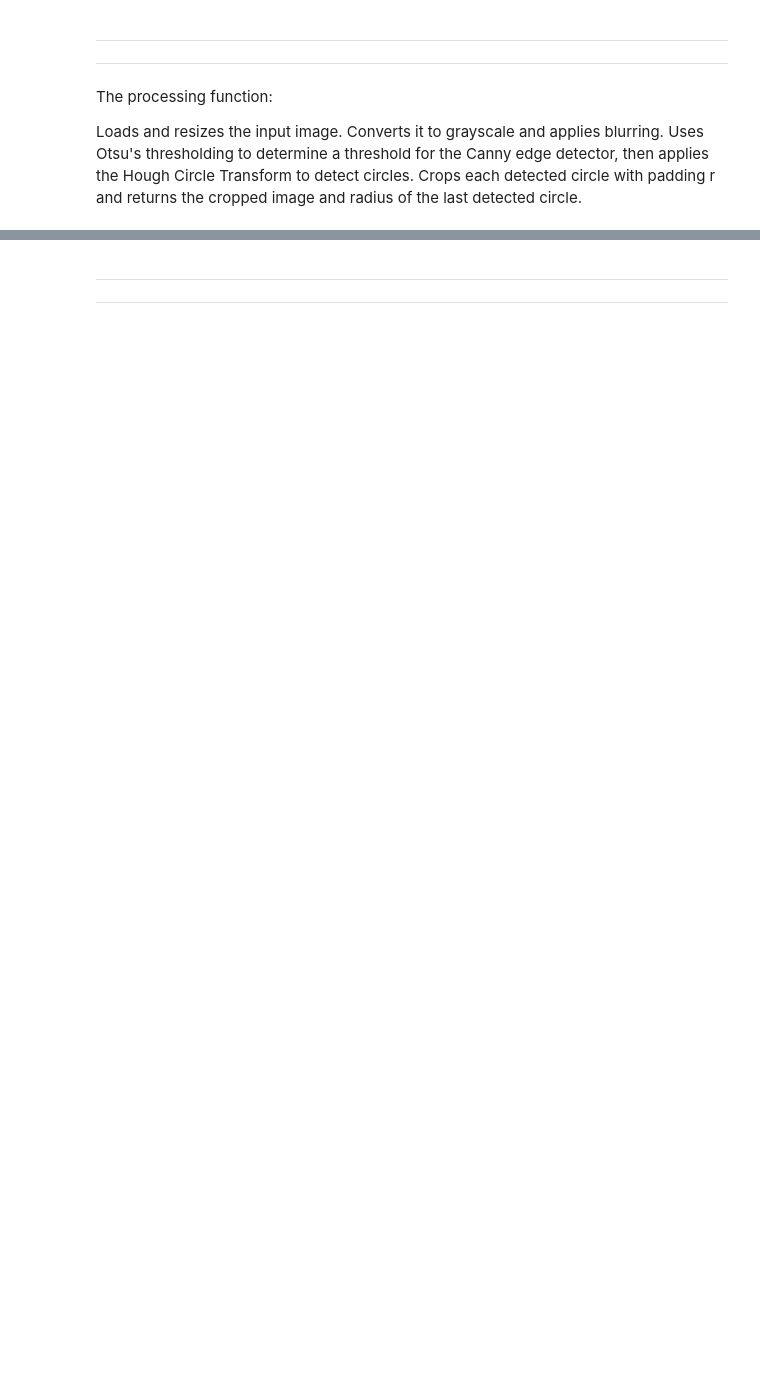
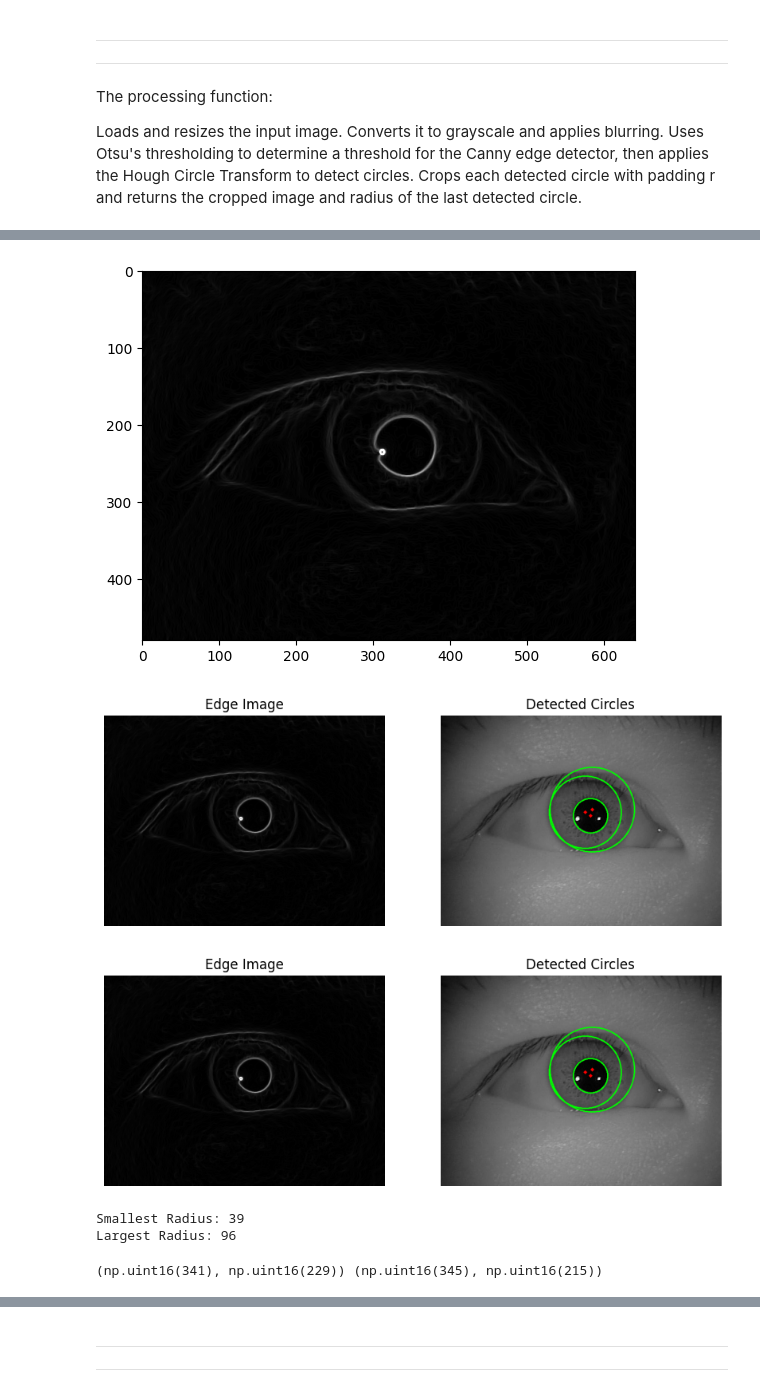
Before and after one commit to mouradmagdy/Iris_Recognition, a Jupyter notebook: iris_processing.ipynb, the cells around one changed output, grey strips where cells are left out. Saved outputs shown, nothing was run; the diff lists cells and outputs as text; code cells hidden in the pictures; blank space fills up the shorter version.

```diff
--- a/iris_processing.ipynb
+++ b/iris_processing.ipynb
@@ -50,6 +56,3 @@ def processing(image_path,r):
         radus = i[2]
     # print(image)
     return image, radus
-# %%
-processed_image,radius=processing(image,55)
-processed_image2,radius2 = processing(image2,55)
@@ -66,0 +151,29 @@ circles shape after (1, 3)
+# %%
+# Load the image
+
+image = cv2.imread("./S5000L05.jpg")
+gray_image = cv2.cvtColor(image, cv2.COLOR_BGR2GRAY)
+plt.imshow(gray_image, cmap='gray')
+
+blurred_image = cv2.medianBlur(gray_image, 11)
+# Preprocess and detect edges
+# edges = cv2.Canny(gray_image, 50, 150)
+grad_x = cv2.Sobel(blurred_image, cv2.CV_64F, 1, 0, ksize=3)
+grad_y = cv2.Sobel(blurred_image, cv2.CV_64F, 0, 1, ksize=3)
+sobel_edges = cv2.magnitude(grad_x, grad_y)  # Combine gradients
+sobel_edges = np.uint8(np.clip(sobel_edges, 0, 255))  # Normalize
+
+plt.imshow(sobel_edges, cmap='gray')
+
+# Detect and plot circles
+small, large, mincen, maxcen = detect_and_plot_circles(sobel_edges, image)
+# %% [output]
+[figure, added]
+[figure, added]
+[figure, added]
+Smallest Radius: 39
+Largest Radius: 96
+# %%
+print(mincen, maxcen)
+# %% [output]
+(np.uint16(341), np.uint16(229)) (np.uint16(345), np.uint16(215))
```
Also changed, not shown: parts of 10 cells of this notebook, 1 other file.
